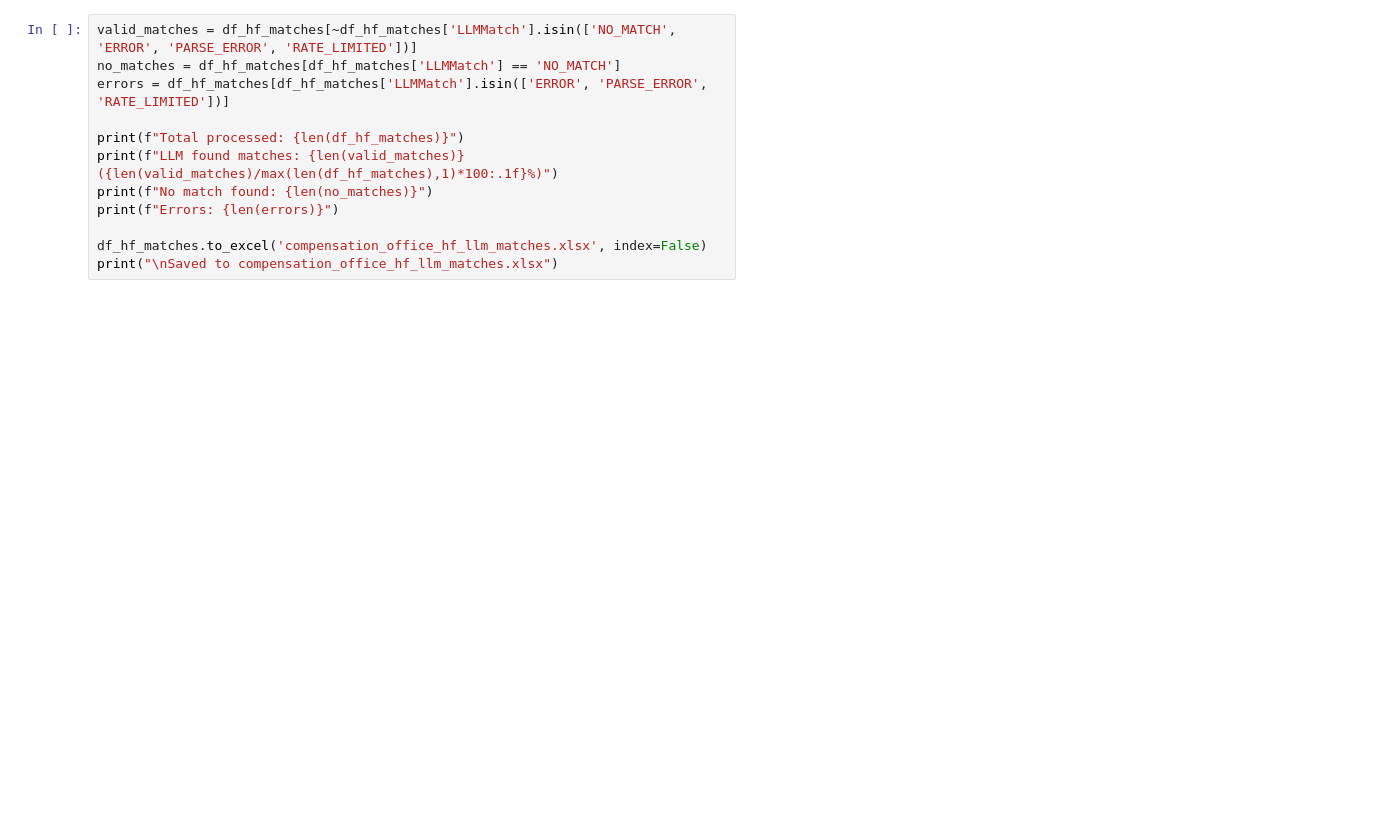
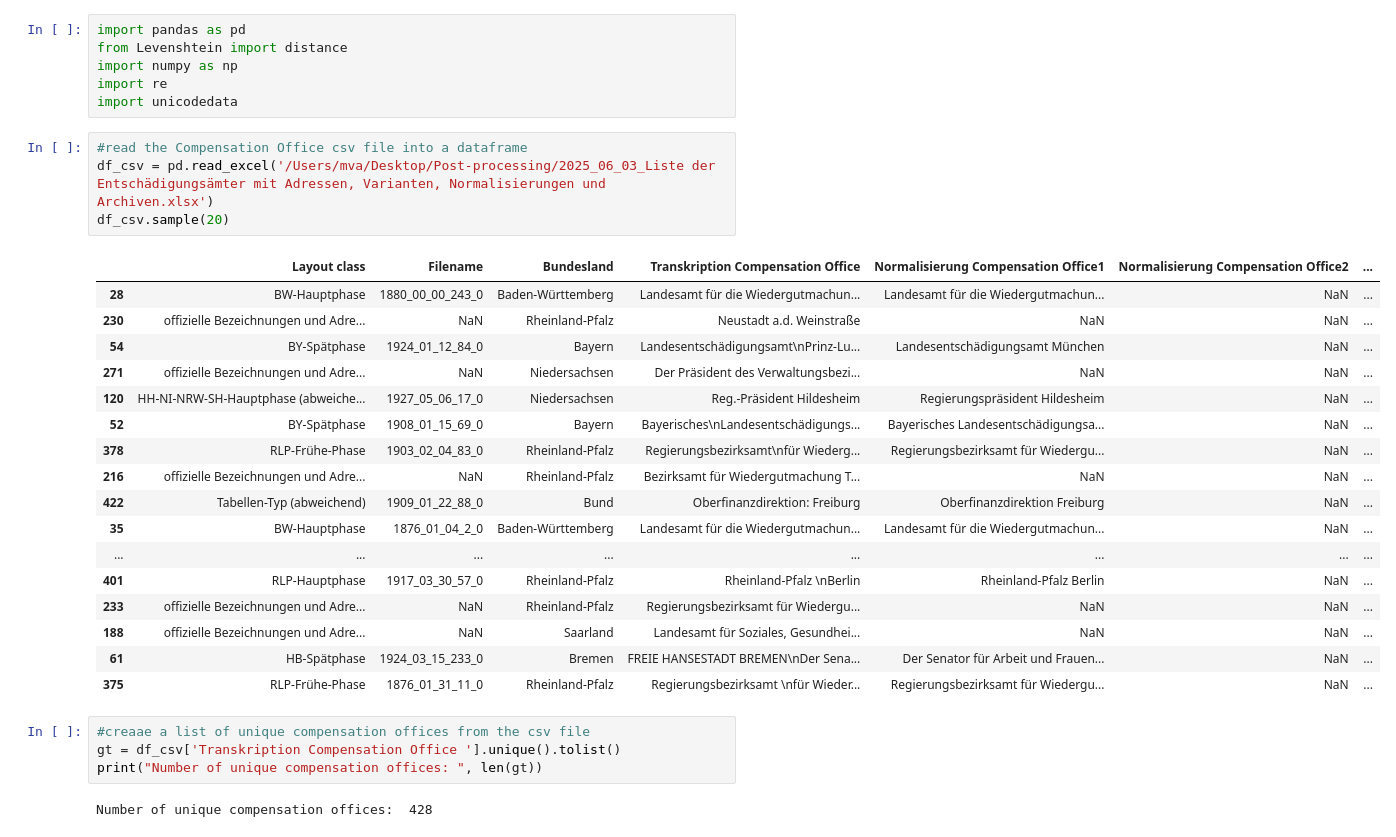
Before and after one commit to BennetHan/compensation-office-analysis, a Jupyter notebook: compensation-office-analysis.ipynb, the cells around one changed output. Cells and saved outputs as stored; diff of their text form; blank space fills up the shorter version.

```diff
--- a/compensation-office-analysis.ipynb
+++ b/compensation-office-analysis.ipynb
@@ -941,12 +1,34 @@ df_hf_matches.head(20)
-# %%
-valid_matches = df_hf_matches[~df_hf_matches['LLMMatch'].isin(['NO_MATCH', 'ERROR', 'PARSE_ERROR', 'RATE_LIMITED'])]
-no_matches = df_hf_matches[df_hf_matches['LLMMatch'] == 'NO_MATCH']
-errors = df_hf_matches[df_hf_matches['LLMMatch'].isin(['ERROR', 'PARSE_ERROR', 'RATE_LIMITED'])]
-
-print(f"Total processed: {len(df_hf_matches)}")
-print(f"LLM found matches: {len(valid_matches)} ({len(valid_matches)/max(len(df_hf_matches),1)*100:.1f}%)")
-print(f"No match found: {len(no_matches)}")
-print(f"Errors: {len(errors)}")
-
-df_hf_matches.to_excel('compensation_office_hf_llm_matches.xlsx', index=False)
-print("\nSaved to compensation_office_hf_llm_matches.xlsx")
+# %%
+import pandas as pd
+from Levenshtein import distance
+import numpy as np
+import re
+import unicodedata
+# %%
+#read the Compensation Office csv file into a dataframe
+df_csv = pd.read_excel('/Users/mva/Desktop/Post-processing/2025_06_03_Liste der Entschädigungsämter mit Adressen, Varianten, Normalisierungen und Archiven.xlsx')
+df_csv.sample(20)
+# %% [output]
+|  | Layout class | Filename | Bundesland | Transkription Compensation Office | Normalisierung Compensation Office1 | Normalisierung Compensation Office2 | ... |
+| 28 | BW-Hauptphase | 1880_00_00_243_0 | Baden-Württemberg | Landesamt für die Wiedergutmachun... | Landesamt für die Wiedergutmachun... | NaN | ... |
+| 230 | offizielle Bezeichnungen und Adre... | NaN | Rheinland-Pfalz | Neustadt a.d. Weinstraße | NaN | NaN | ... |
+| 54 | BY-Spätphase | 1924_01_12_84_0 | Bayern | Landesentschädigungsamt\nPrinz-Lu... | Landesentschädigungsamt München | NaN | ... |
+| 271 | offizielle Bezeichnungen und Adre... | NaN | Niedersachsen | Der Präsident des Verwaltungsbezi... | NaN | NaN | ... |
+| 120 | HH-NI-NRW-SH-Hauptphase (abweiche... | 1927_05_06_17_0 | Niedersachsen | Reg.-Präsident Hildesheim | Regierungspräsident Hildesheim | NaN | ... |
+| 52 | BY-Spätphase | 1908_01_15_69_0 | Bayern | Bayerisches\nLandesentschädigungs... | Bayerisches Landesentschädigungsa... | NaN | ... |
+| 378 | RLP-Frühe-Phase | 1903_02_04_83_0 | Rheinland-Pfalz | Regierungsbezirksamt\nfür Wiederg... | Regierungsbezirksamt für Wiedergu... | NaN | ... |
+| 216 | offizielle Bezeichnungen und Adre... | NaN | Rheinland-Pfalz | Bezirksamt für Wiedergutmachung T... | NaN | NaN | ... |
+| 422 | Tabellen-Typ (abweichend) | 1909_01_22_88_0 | Bund | Oberfinanzdirektion: Freiburg | Oberfinanzdirektion Freiburg | NaN | ... |
+| 35 | BW-Hauptphase | 1876_01_04_2_0 | Baden-Württemberg | Landesamt für die Wiedergutmachun... | Landesamt für die Wiedergutmachun... | NaN | ... |
+| ... | ... | ... | ... | ... | ... | ... | ... |
+| 401 | RLP-Hauptphase | 1917_03_30_57_0 | Rheinland-Pfalz | Rheinland-Pfalz \nBerlin | Rheinland-Pfalz Berlin | NaN | ... |
+| 233 | offizielle Bezeichnungen und Adre... | NaN | Rheinland-Pfalz | Regierungsbezirksamt für Wiedergu... | NaN | NaN | ... |
+| 188 | offizielle Bezeichnungen und Adre... | NaN | Saarland | Landesamt für Soziales, Gesundhei... | NaN | NaN | ... |
+| 61 | HB-Spätphase | 1924_03_15_233_0 | Bremen | FREIE HANSESTADT BREMEN\nDer Sena... | Der Senator für Arbeit und Frauen... | NaN | ... |
+| 375 | RLP-Frühe-Phase | 1876_01_31_11_0 | Rheinland-Pfalz | Regierungsbezirksamt \nfür Wieder... | Regierungsbezirksamt für Wiedergu... | NaN | ... |
+# %%
+#creaae a list of unique compensation offices from the csv file
+gt = df_csv['Transkription Compensation Office '].unique().tolist()
+print("Number of unique compensation offices: ", len(gt))
+# %% [output]
+Number of unique compensation offices:  428
```
Also changed, not shown: parts of 57 cells of this notebook.
